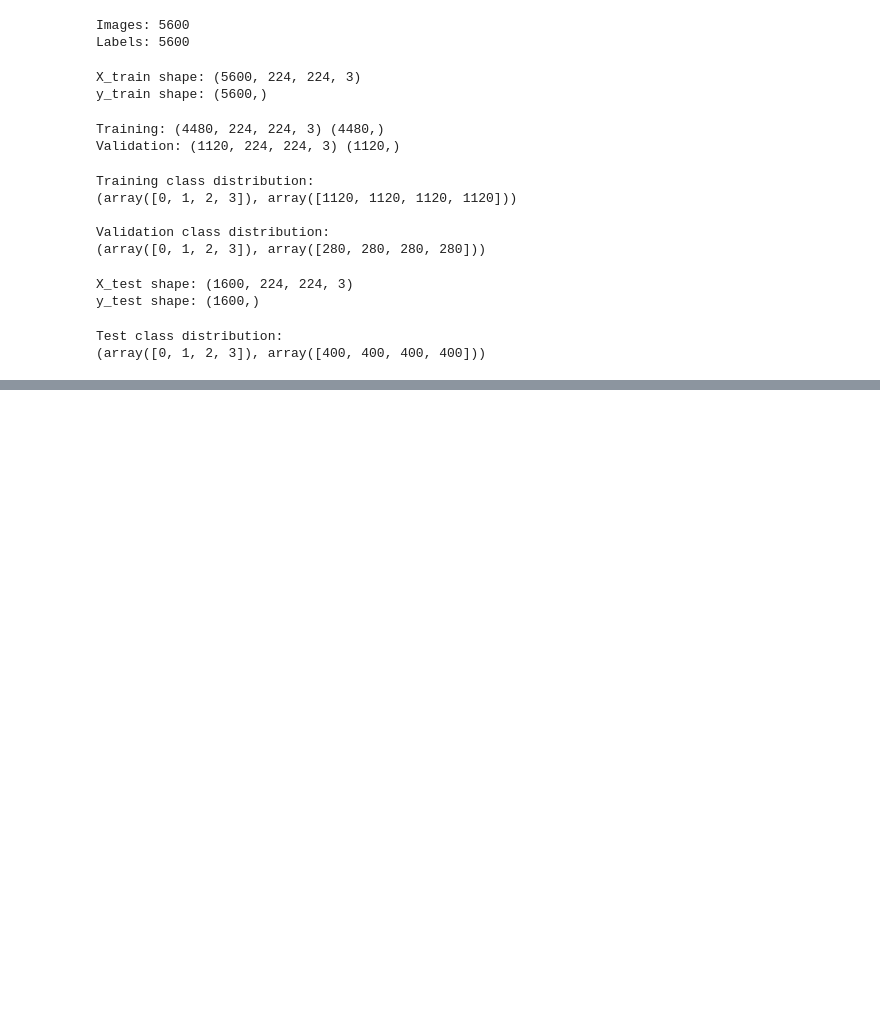
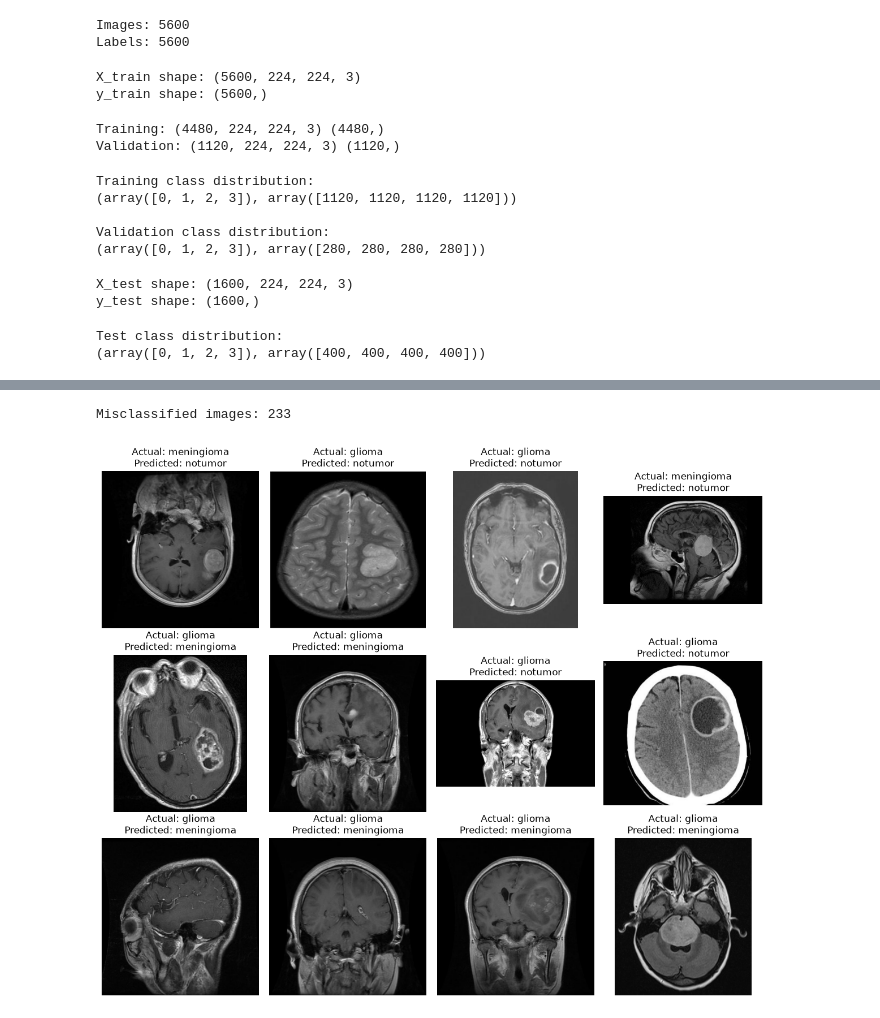
Before and after one commit to yverr/brain-mri, a Jupyter notebook: notebooks/01_data_exploration.ipynb, the cells around one changed output, grey strips where cells are left out. Saved outputs shown, nothing was run; the diff lists cells and outputs as text; code cells hidden in the pictures; blank space fills up the shorter version.

```diff
--- a/notebooks/01_data_exploration.ipynb
+++ b/notebooks/01_data_exploration.ipynb
@@ -736,0 +896,53 @@ Model: "sequential_6"
+# %%
+import random
+import matplotlib.pyplot as plt
+
+# Rebuild the test image paths in the same order as X_test
+test_image_paths = []
+
+for class_name, label in class_to_label.items():
+    class_dir = DATA_DIR / "Testing" / class_name
+
+    for image_path in class_dir.iterdir():
+        test_image_paths.append(image_path)
+
+# Find misclassified images
+wrong_indices = np.where(y_test != y_pred)[0]
+
+print("Misclassified images:", len(wrong_indices))
+
+# Pick up to 12 random mistakes
+sample_indices = random.sample(
+    list(wrong_indices),
+    min(12, len(wrong_indices))
+)
+
+# Class names
+label_to_class = {
+    label: class_name
+    for class_name, label in class_to_label.items()
+}
+
+# Display them
+fig, axes = plt.subplots(3, 4, figsize=(12, 10))
+
+for ax, index in zip(axes.ravel(), sample_indices):
+    image_path = test_image_paths[index]
+
+    image = cv2.imread(str(image_path))
+    image_rgb = cv2.cvtColor(image, cv2.COLOR_BGR2RGB)
+
+    actual = label_to_class[y_test[index]]
+    predicted = label_to_class[y_pred[index]]
+
+    ax.imshow(image_rgb)
+    ax.set_title(
+        f"Actual: {actual}\nPredicted: {predicted}"
+    )
+    ax.axis("off")
+
+plt.tight_layout()
+plt.show()
+# %% [output]
+Misclassified images: 233
+[figure, added]
```
Also changed, not shown: parts of 13 cells of this notebook.
